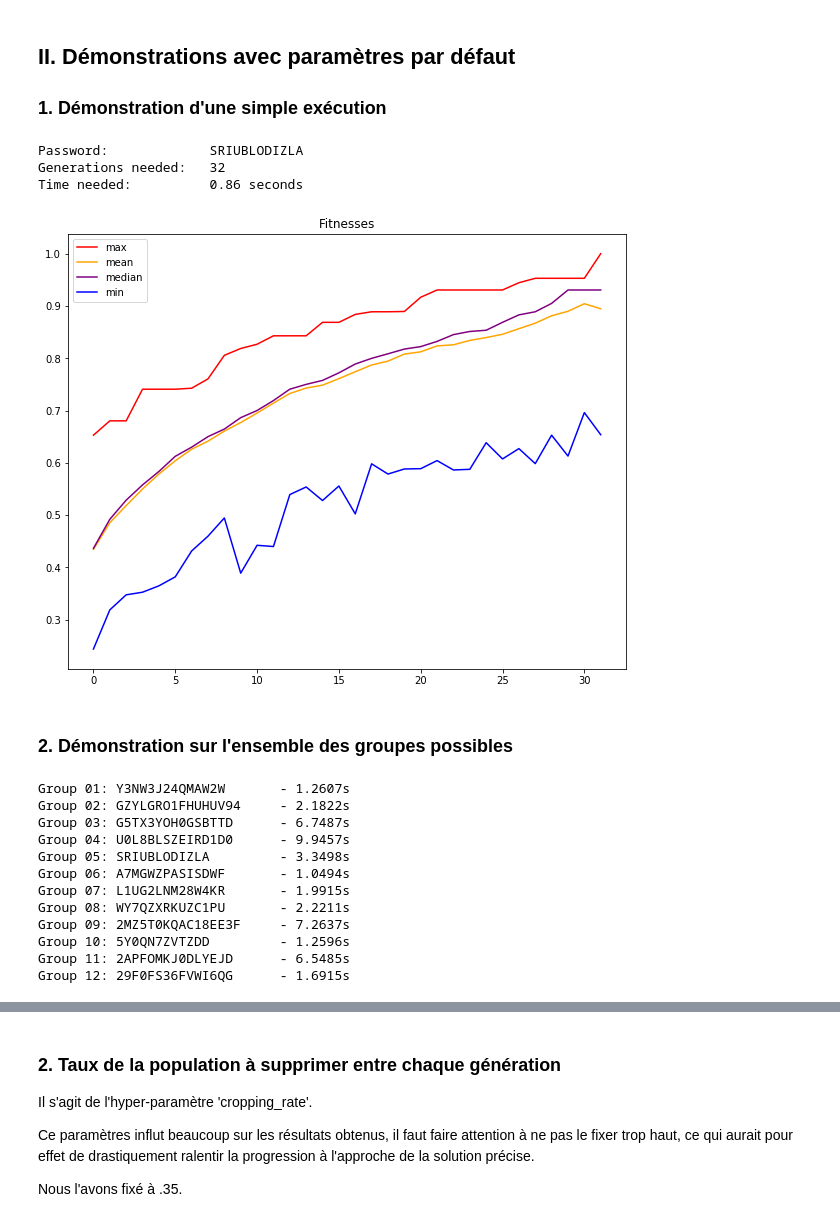
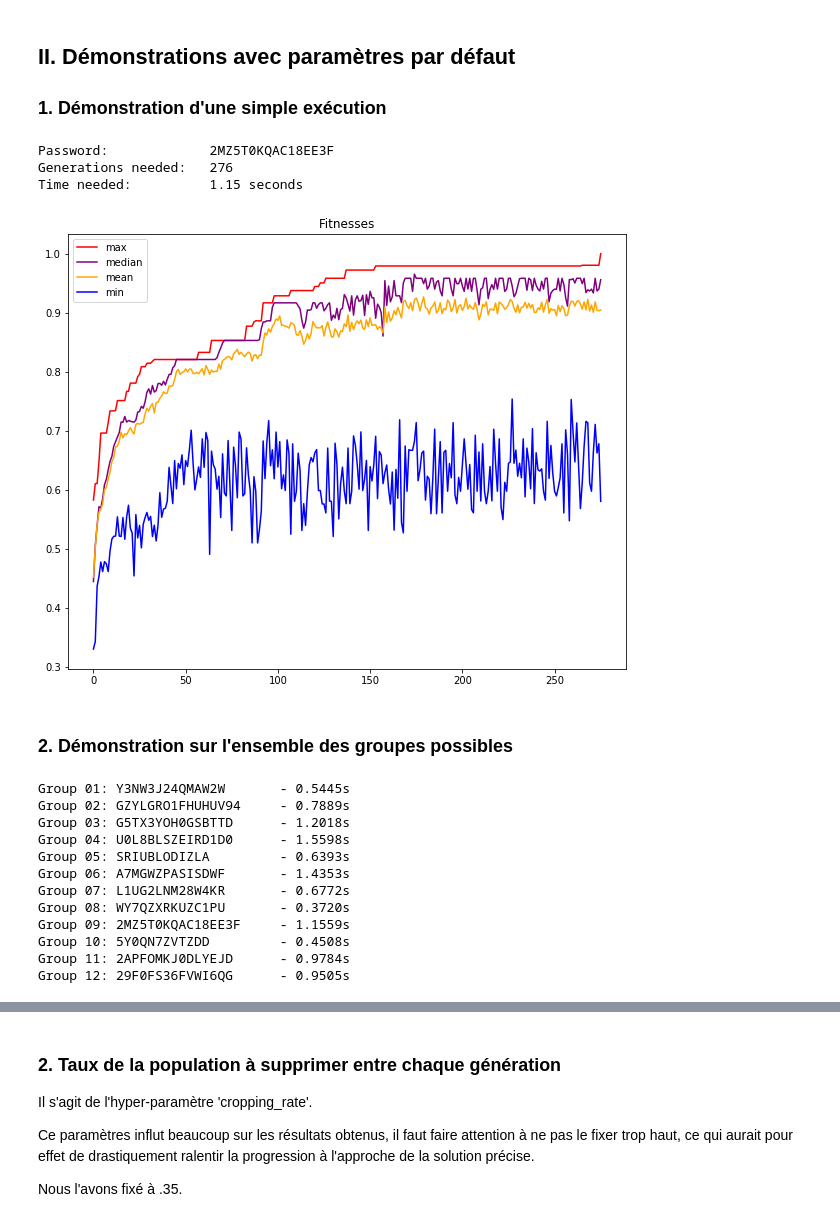
Before and after one commit to ThomasRanvier/password_ga, a Jupyter notebook: ranvier_desilets.ipynb, the cells around one changed output, grey strips where cells are left out. Drawn from its saved outputs; the diff is of its cells as text; code cells hidden in the pictures.

```diff
--- a/ranvier_desilets.ipynb
+++ b/ranvier_desilets.ipynb
@@ -408,27 +445,27 @@ class GA:
 
 ### 1. Démonstration d'une simple exécution
 # %%
-seed = 17
-ga = GA(group_id = 5)
+seed = 1
+ga = GA()
 ga.run(seed = seed)
 
-print('Password:            ', ga.best_entities[0][-1])
-print('Generations needed:  ', ga.generations[0])
-print('Time needed:         ','{:.2f} seconds'.format(ga.run_times[0]))
+print('Password:            ', ga.best_entities[-1][-1])
+print('Generations needed:  ', ga.generations[-1])
+print('Time needed:         ','{:.2f} seconds'.format(ga.run_times[-1]))
 
 plt.figure(figsize=(10, 8))
 plt.title('Fitnesses')
-plt.plot(ga.max_fitnesses[0], color = 'red', label = 'max')
-plt.plot(ga.mean_fitnesses[0], color = 'orange', label = 'mean')
-plt.plot(ga.median_fitnesses[0], color = 'purple', label = 'median')
-plt.plot(ga.min_fitnesses[0], color = 'blue', label = 'min')
+plt.plot(ga.max_fitnesses[-1], color = 'red', label = 'max')
+plt.plot(ga.median_fitnesses[-1], color = 'purple', label = 'median')
+plt.plot(ga.mean_fitnesses[-1], color = 'orange', label = 'mean')
+plt.plot(ga.min_fitnesses[-1], color = 'blue', label = 'min')
 plt.legend()
 plt.show()
 # %% [output]
-Password:             SRIUBLODIZLA
-Generations needed:   32
-Time needed:          0.86 seconds
+Password:             2MZ5T0KQAC18EE3F
+Generations needed:   276
+Time needed:          1.15 seconds
-[figure, old version]
+[figure, new version]
 # %% [markdown]
 ### 2. Démonstration sur l'ensemble des groupes possibles
 # %%
@@ -436,18 +473,18 @@ seed = 1
 for group_id in range(1, 12 + 1):
     ga = GA(group_id = group_id)
     ga.run(seed = seed)
-    print('Group {:02d}: {:20s} - {:02.4f}s'.format(group_id, ga.best_entities[0][-1], ga.run_times[0]))
+    print('Group {:02d}: {:20s} - {:02.4f}s'.format(group_id, ga.best_entities[-1][-1], ga.run_times[-1]))
 # %% [output]
-Group 01: Y3NW3J24QMAW2W       - 1.2607s
-Group 02: GZYLGRO1FHUHUV94     - 2.1822s
-Group 03: G5TX3YOH0GSBTTD      - 6.7487s
-Group 04: U0L8BLSZEIRD1D0      - 9.9457s
-Group 05: SRIUBLODIZLA         - 3.3498s
-Group 06: A7MGWZPASISDWF       - 1.0494s
-Group 07: L1UG2LNM28W4KR       - 1.9915s
-Group 08: WY7QZXRKUZC1PU       - 2.2211s
-Group 09: 2MZ5T0KQAC18EE3F     - 7.2637s
-Group 10: 5Y0QN7ZVTZDD         - 1.2596s
-Group 11: 2APFOMKJ0DLYEJD      - 6.5485s
-Group 12: 29F0FS36FVWI6QG      - 1.6915s
+Group 01: Y3NW3J24QMAW2W       - 0.5445s
+Group 02: GZYLGRO1FHUHUV94     - 0.7889s
+Group 03: G5TX3YOH0GSBTTD      - 1.2018s
+Group 04: U0L8BLSZEIRD1D0      - 1.5598s
+Group 05: SRIUBLODIZLA         - 0.6393s
+Group 06: A7MGWZPASISDWF       - 1.4353s
+Group 07: L1UG2LNM28W4KR       - 0.6772s
+Group 08: WY7QZXRKUZC1PU       - 0.3720s
+Group 09: 2MZ5T0KQAC18EE3F     - 1.1559s
+Group 10: 5Y0QN7ZVTZDD         - 0.4508s
+Group 11: 2APFOMKJ0DLYEJD      - 0.9784s
+Group 12: 29F0FS36FVWI6QG      - 0.9505s
 # %% [markdown]
```
Also changed, not shown: parts of 15 cells of this notebook.
